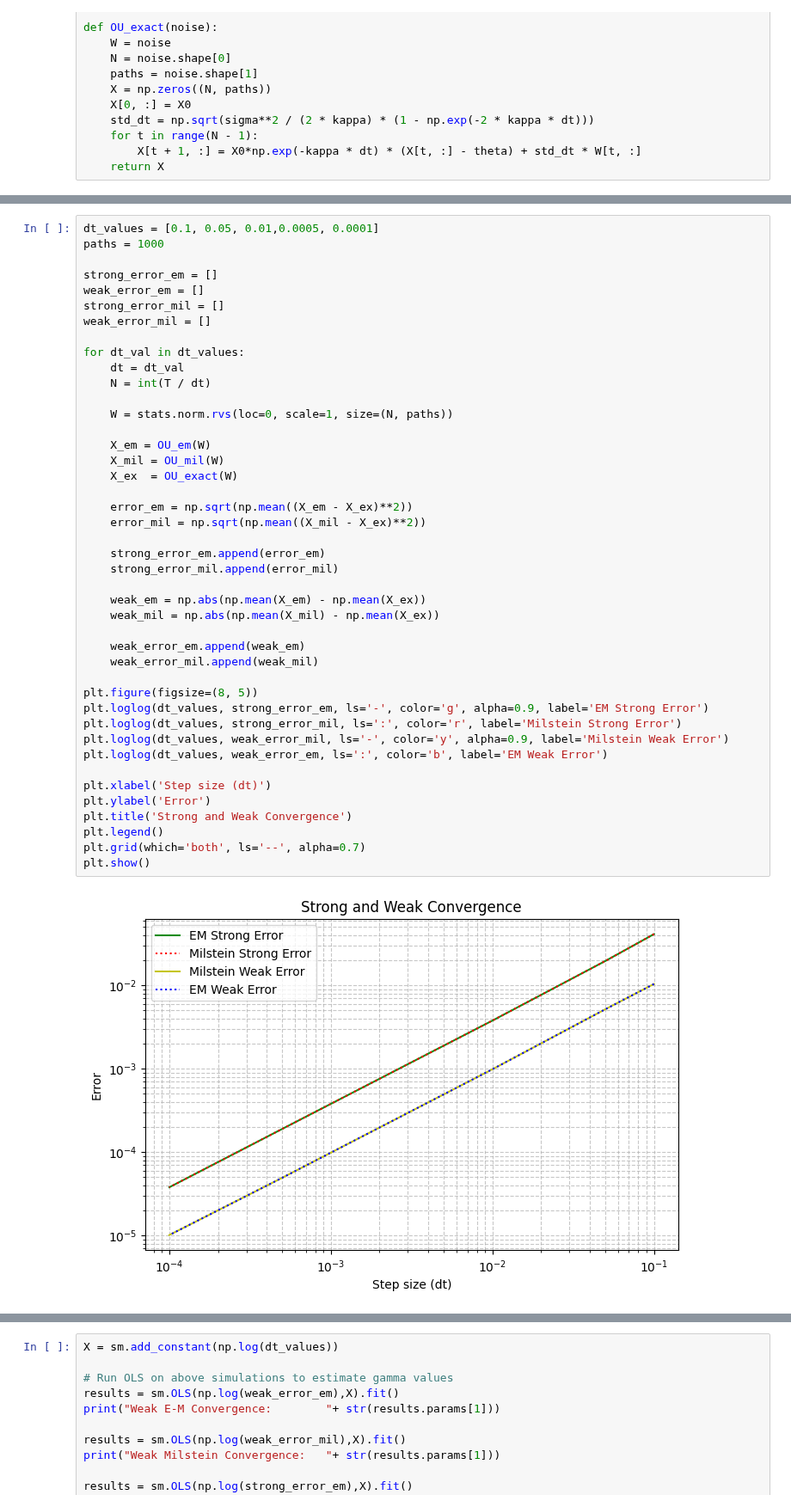
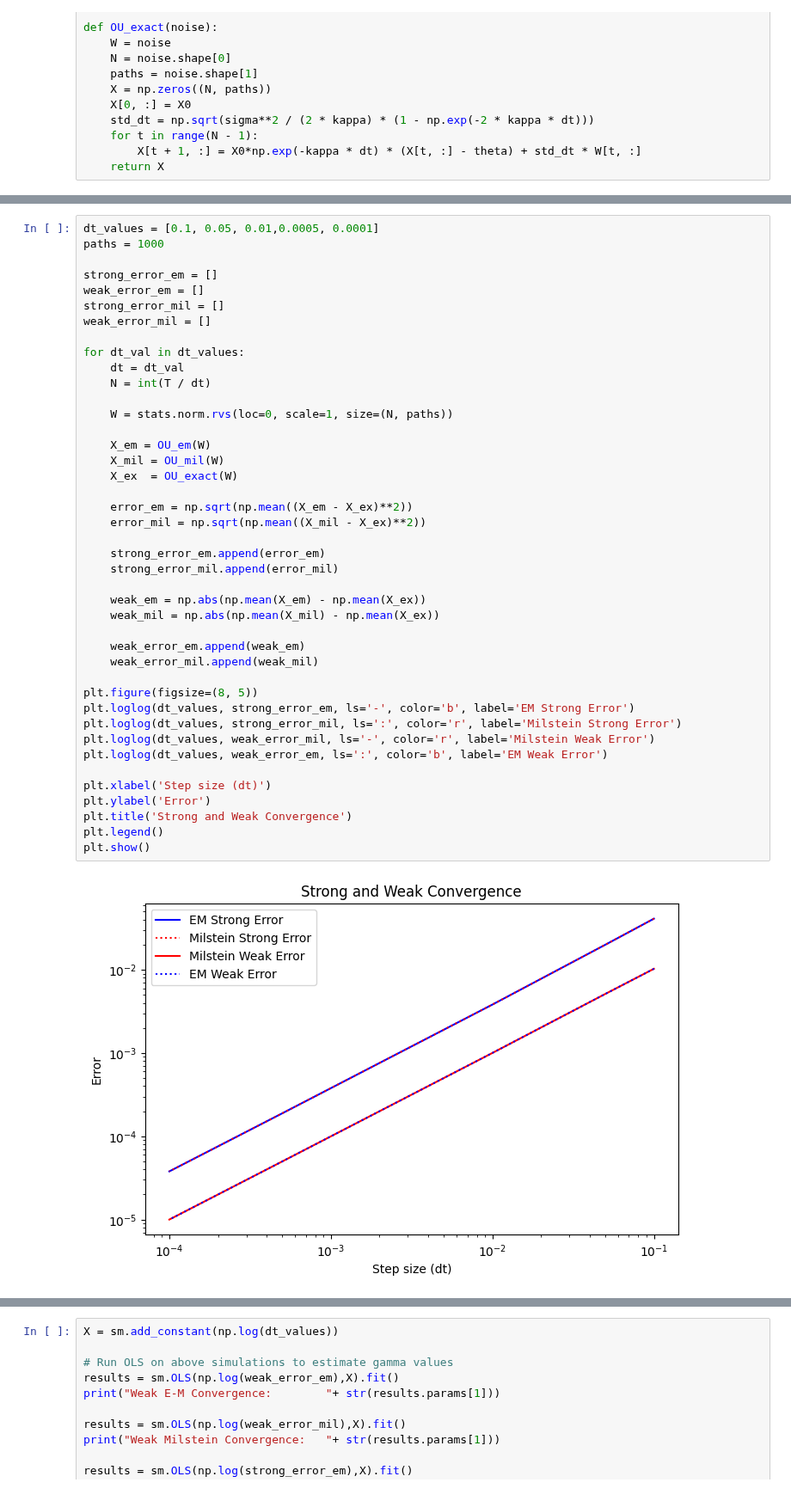
Before and after one commit to abhirao-03/stochastic-resonance, a Jupyter notebook: results/convergence_tester.ipynb, the cells around one changed output, grey strips where cells are left out. Shown at 86% size. Drawn from its saved outputs; the diff is of its cells as text.

```diff
--- a/results/convergence_tester.ipynb
+++ b/results/convergence_tester.ipynb
@@ -318,34 +349,33 @@ for dt_val in dt_values:
     N = int(T / dt)
 
     W = stats.norm.rvs(loc=0, scale=1, size=(N, paths))
 
     X_em = OU_em(W)
     X_mil = OU_mil(W)
     X_ex  = OU_exact(W)
 
     error_em = np.sqrt(np.mean((X_em - X_ex)**2))
     error_mil = np.sqrt(np.mean((X_mil - X_ex)**2))
 
     strong_error_em.append(error_em)
     strong_error_mil.append(error_mil)
 
     weak_em = np.abs(np.mean(X_em) - np.mean(X_ex))
     weak_mil = np.abs(np.mean(X_mil) - np.mean(X_ex))
 
     weak_error_em.append(weak_em)
     weak_error_mil.append(weak_mil)
 
 plt.figure(figsize=(8, 5))
-plt.loglog(dt_values, strong_error_em, ls='-', color='g', alpha=0.9, label='EM Strong Error')
+plt.loglog(dt_values, strong_error_em, ls='-', color='b', label='EM Strong Error')
 plt.loglog(dt_values, strong_error_mil, ls=':', color='r', label='Milstein Strong Error')
-plt.loglog(dt_values, weak_error_mil, ls='-', color='y', alpha=0.9, label='Milstein Weak Error')
+plt.loglog(dt_values, weak_error_mil, ls='-', color='r', label='Milstein Weak Error')
 plt.loglog(dt_values, weak_error_em, ls=':', color='b', label='EM Weak Error')
 
 plt.xlabel('Step size (dt)')
 plt.ylabel('Error')
 plt.title('Strong and Weak Convergence')
 plt.legend()
-plt.grid(which='both', ls='--', alpha=0.7)
 plt.show()
 # %% [output]
-[figure, old version]
+[figure, new version]
```
Also changed, not shown: parts of 10 cells of this notebook, 14 other files.
